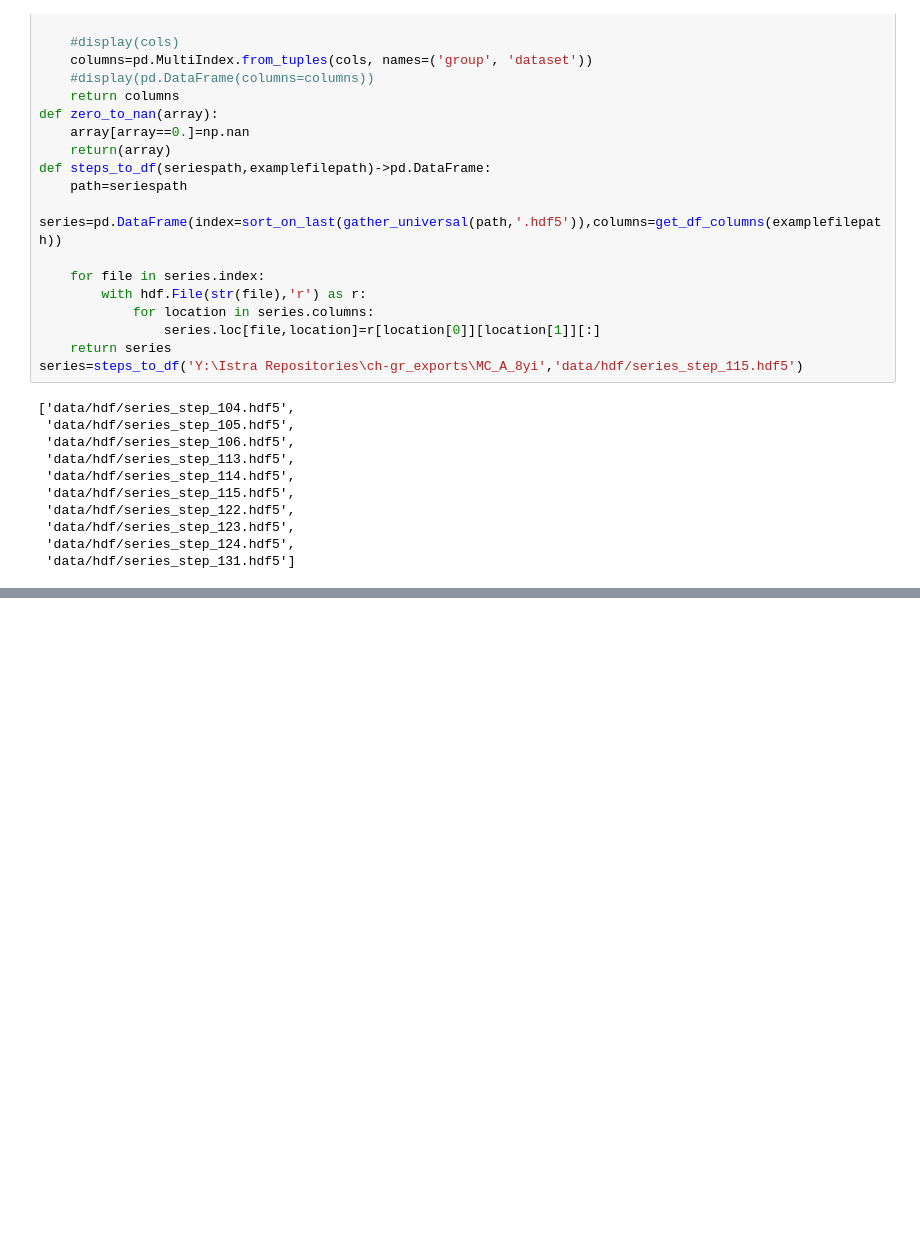
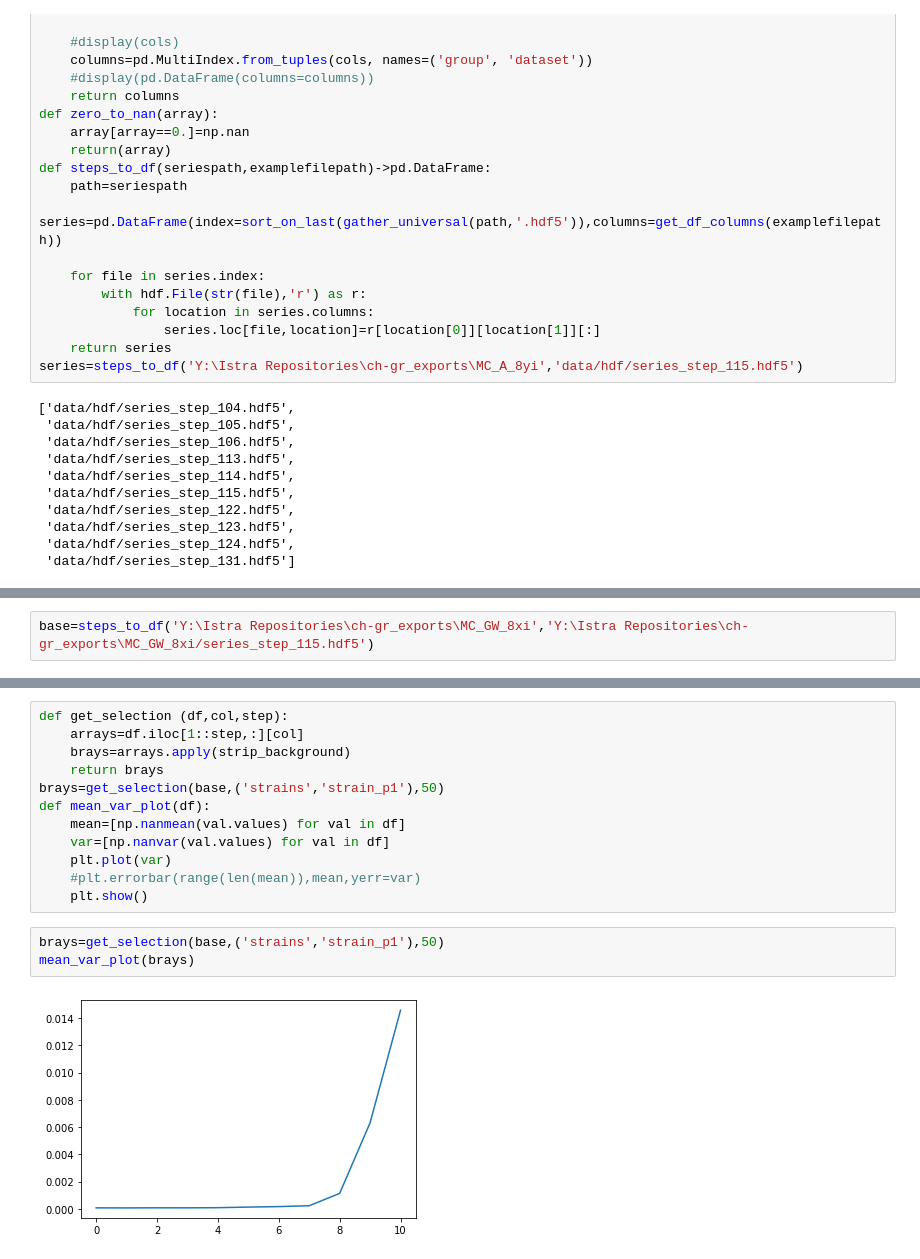
Before and after one commit to KMDE-10/DIC, a Jupyter notebook: HDF_import.ipynb, the cells around one changed output, grey strips where cells are left out. Drawn from its saved outputs; the diff is of its cells as text; blank space fills up the shorter version.

```diff
--- a/HDF_import.ipynb
+++ b/HDF_import.ipynb
@@ -371,0 +292,2 @@ plt.colorbar(imf)
+# %%
+base=steps_to_df('Y:\Istra Repositories\ch-gr_exports\MC_GW_8xi','Y:\Istra Repositories\ch-gr_exports\MC_GW_8xi/series_step_115.hdf5')
@@ -371,0 +311,17 @@ plt.colorbar(imf)
+# %%
+def get_selection (df,col,step):
+    arrays=df.iloc[1::step,:][col]
+    brays=arrays.apply(strip_background)
+    return brays
+brays=get_selection(base,('strains','strain_p1'),50)
+def mean_var_plot(df):
+    mean=[np.nanmean(val.values) for val in df]
+    var=[np.nanvar(val.values) for val in df]
+    plt.plot(var)
+    #plt.errorbar(range(len(mean)),mean,yerr=var)
+    plt.show()
+# %%
+brays=get_selection(base,('strains','strain_p1'),50)
+mean_var_plot(brays)
+# %% [output]
+[figure, added]
```
Also changed, not shown: parts of 15 cells of this notebook, 2 other files.
